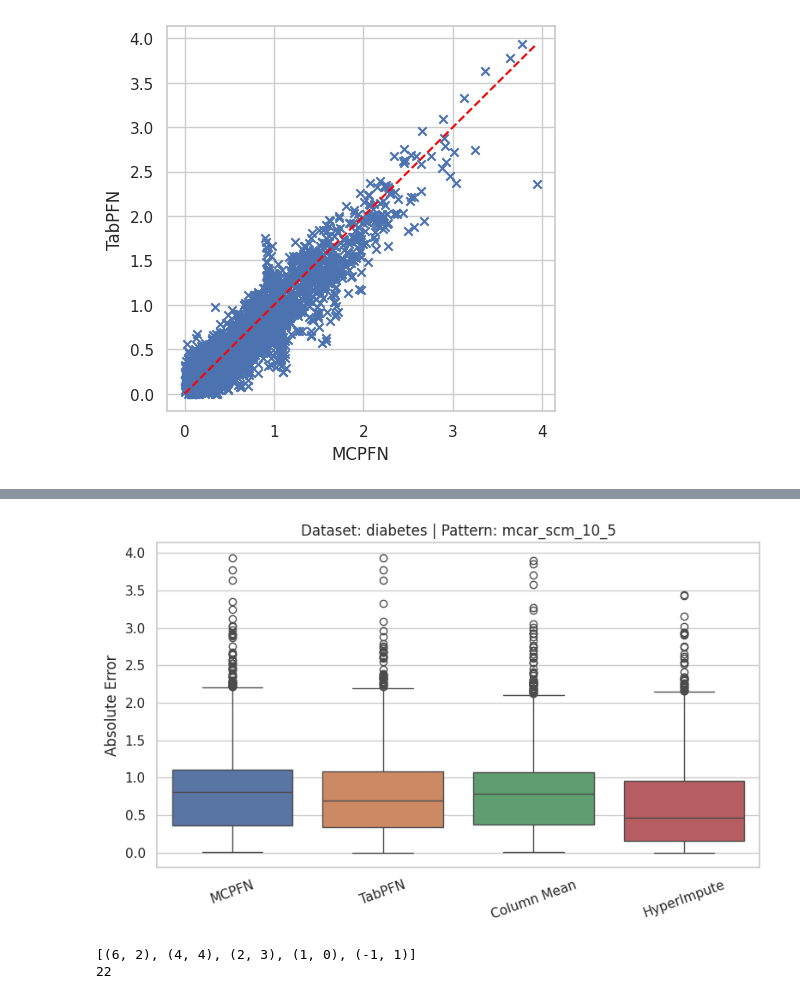
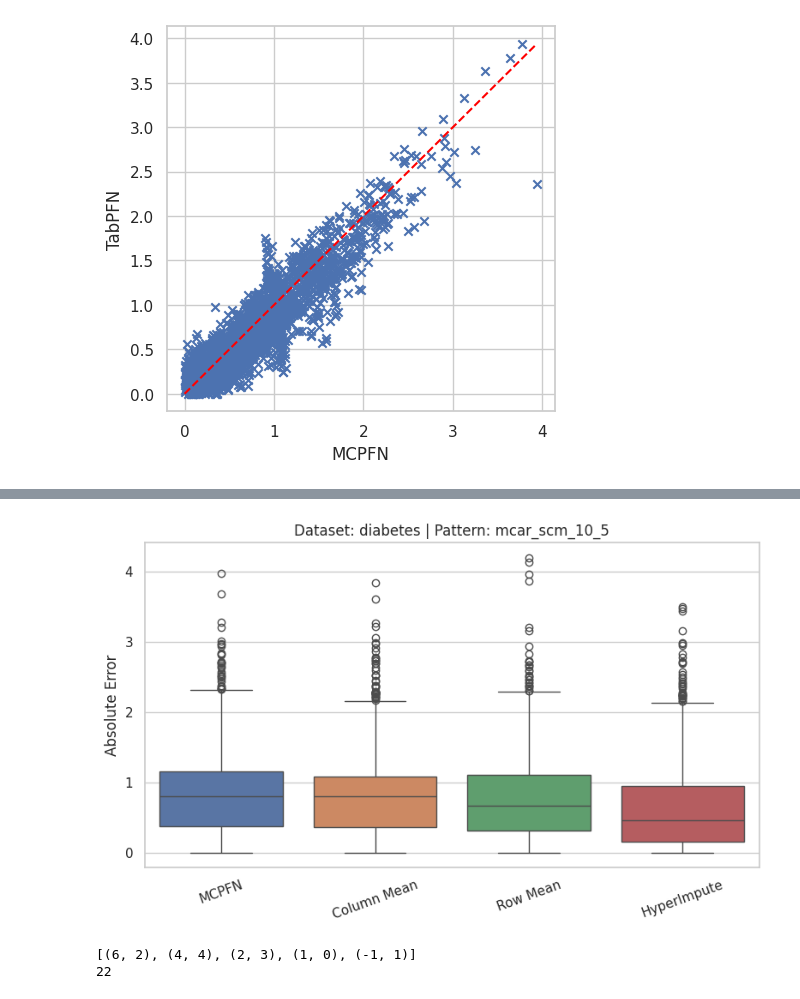
Before and after one commit to jacobf18/tabular, a Jupyter notebook: mcpfn/tests.ipynb, the cells around one changed output, grey strips where cells are left out. Drawn from its saved outputs; the diff is of its cells as text; code cells hidden in the pictures.

```diff
--- a/mcpfn/tests.ipynb
+++ b/mcpfn/tests.ipynb
@@ -29,26 +29,3 @@ import warnings
 
 # --- Suppress warnings ---
 warnings.filterwarnings("ignore")
-# %%
-impute_pfn = ImputePFN(
-    device='cuda',
-    encoder_path='/root/tabular/mcpfn/src/mcpfn/model/encoder.pth',
-    borders_path='/root/tabular/mcpfn/borders.pt',
-    checkpoint_path='/mnt/mcpfn_data_tor/checkpoints/all_data/config_27_2e-4.ckpt'
-)
-
-X = np.random.randn(10,10)
-X_missing = X.copy()
-X_missing[0,0] = np.nan
-X_missing[1,1] = np.nan
-X_missing[2,2] = np.nan
-X_missing[3,3] = np.nan
-X_missing[4,4] = np.nan
-X_missing[5,5] = np.nan
-X_missing[6,6] = np.nan
-X_missing[7,7] = np.nan
-X_missing[8,8] = np.nan
-
-X_imputed = impute_pfn.impute(X_missing)
-
-print(X_imputed)
@@ -111,7 +67,7 @@ datasets = [(X, "diabetes", 61)]
 # --- Define missingness patterns ---
 # add the one I said there was a bug in: MCARFixedPattern
 patterns = {
-    "MCAR": MCARPattern(config={"p_missing": 0.5}),
+    "MCAR": MCARPattern(config={"p_missing": 0.4}),
     # "MAR": MARPattern(config={"p_missing": 0.5}),
     # "MNAR": MNARPattern(config={"p_missing": 0.5}),
 }
@@ -121,7 +77,7 @@ mcpfn = ImputePFN(
     device='cuda',
     encoder_path='/root/tabular/mcpfn/src/mcpfn/model/encoder.pth',
     borders_path='/root/tabular/mcpfn/borders.pt',
-    checkpoint_path='/mnt/mcpfn_data_tor/checkpoints/all_data/config_27_2e-4.ckpt'
+    checkpoint_path='/mnt/mcpfn_data/checkpoints/linear_factor/step-1450.ckpt'
 )
 tabpfn = TabPFNImputer(device='cuda')
 
@@ -154,11 +110,11 @@ for pattern_name, pattern in patterns.items():
 
     # print(X_mcpfn)
 
-    print("TabPFN")
-    X_tabpfn = tabpfn.impute(X_missing.numpy().copy())
-    imputer_errors["TabPFN"] = compute_abs_errors(X_normalized, X_missing, X_tabpfn)
+    # print("TabPFN")
+    # X_tabpfn = tabpfn.impute(X_missing.numpy().copy())
+    # imputer_errors["TabPFN"] = compute_abs_errors(X_normalized, X_missing, X_tabpfn)
 
-    imputed_vals_tabpfn = torch.tensor(X_tabpfn)[missing_inds]
+    # imputed_vals_tabpfn = torch.tensor(X_tabpfn)[missing_inds]
 
 
     # print(X_tabpfn)
@@ -177,6 +133,13 @@ for pattern_name, pattern in patterns.items():
 
     imputed_vals_column_mean = torch.tensor(out)[missing_inds]
 
+    print("Row Mean")
+    plugin = Imputers().get("mean")
+    out = plugin.fit_transform(X_missing.numpy().copy().T).to_numpy().T
+    imputer_errors["Row Mean"] = compute_abs_errors(X_normalized, X_missing, out)
+
+    imputed_vals_row_mean = torch.tensor(out)[missing_inds]
+
     # print(out)
 
     # HyperImpute imputation
@@ -280,29 +277,30 @@ Error:
 # %%
 # --- Plotting ---
 sns.set(style="whitegrid")
 
 results = {
     ("diabetes", "mcar_scm_10_5"): {
         "MCPFN": imputer_errors["MCPFN"],
-        "TabPFN": imputer_errors["TabPFN"],
+        # "TabPFN": imputer_errors["TabPFN"],
         "Column Mean": imputer_errors["Column Mean"],
+        "Row Mean": imputer_errors["Row Mean"],
         "HyperImpute": imputer_errors["HyperImpute"]
     }
 }
 for (dataset_name, pattern_name), imputer_errors in results.items():
     imputer_names = list(imputer_errors.keys())
     error_data = [imputer_errors[imp] for imp in imputer_names]
 
     plt.figure(figsize=(8, 5))
     ax = sns.boxplot(data=error_data)
     ax.set_xticks(range(len(imputer_names)))
     ax.set_xticklabels(imputer_names)
     ax.set_ylabel("Absolute Error")
     ax.set_title(f"Dataset: {dataset_name} | Pattern: {pattern_name}")
     plt.xticks(rotation=20)
     plt.tight_layout()
 # %% [output]
-[figure, old version]
+[figure, new version]
 # %%
 def min_total_cost(arr, p, k):
     n = len(arr)
```
Also changed, not shown: parts of 6 cells of this notebook, 3 other files.
